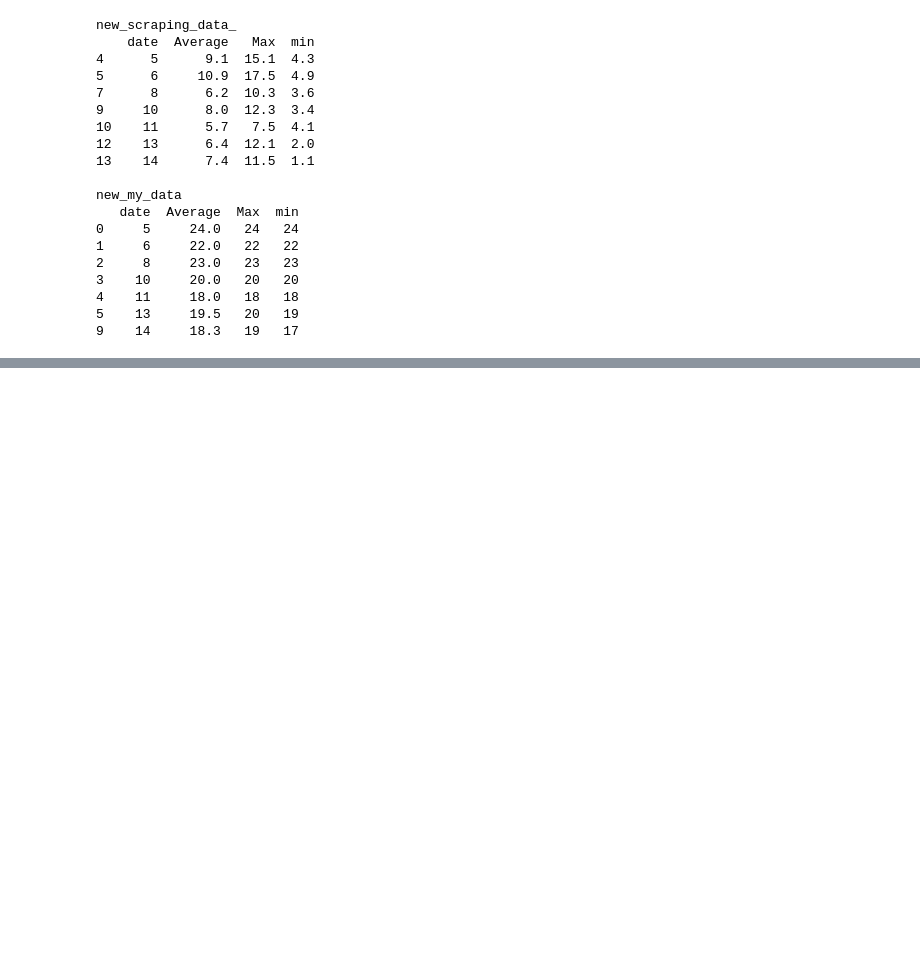
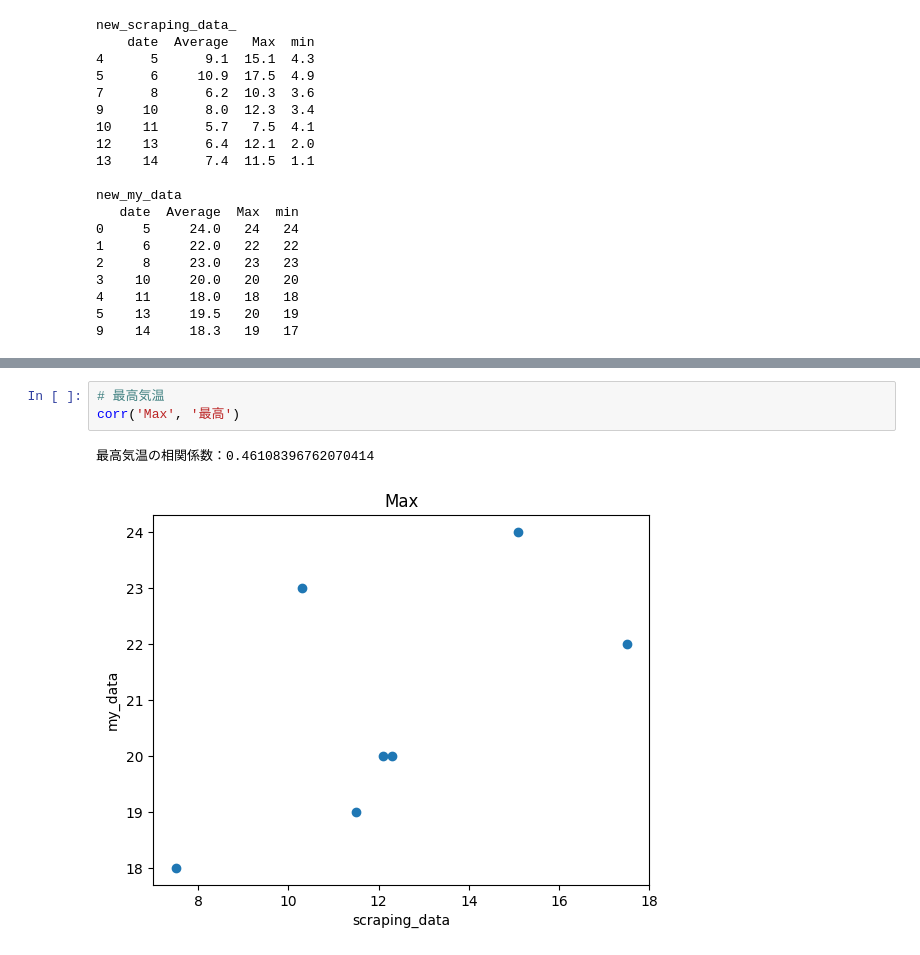
Before and after one commit to ko-to-m/ds-programming, a Jupyter notebook: verification.ipynb, the cells around one changed output, grey strips where cells are left out. Drawn from its saved outputs; the diff is of its cells as text; blank space fills up the shorter version.

```diff
--- a/verification.ipynb
+++ b/verification.ipynb
@@ -201,0 +225,6 @@ new_my_data
+# %%
+# 最高気温
+corr('Max', '最高')
+# %% [output]
+最高気温の相関係数：0.46108396762070414
+[figure, added]
```
Also changed, not shown: parts of 8 cells of this notebook.
